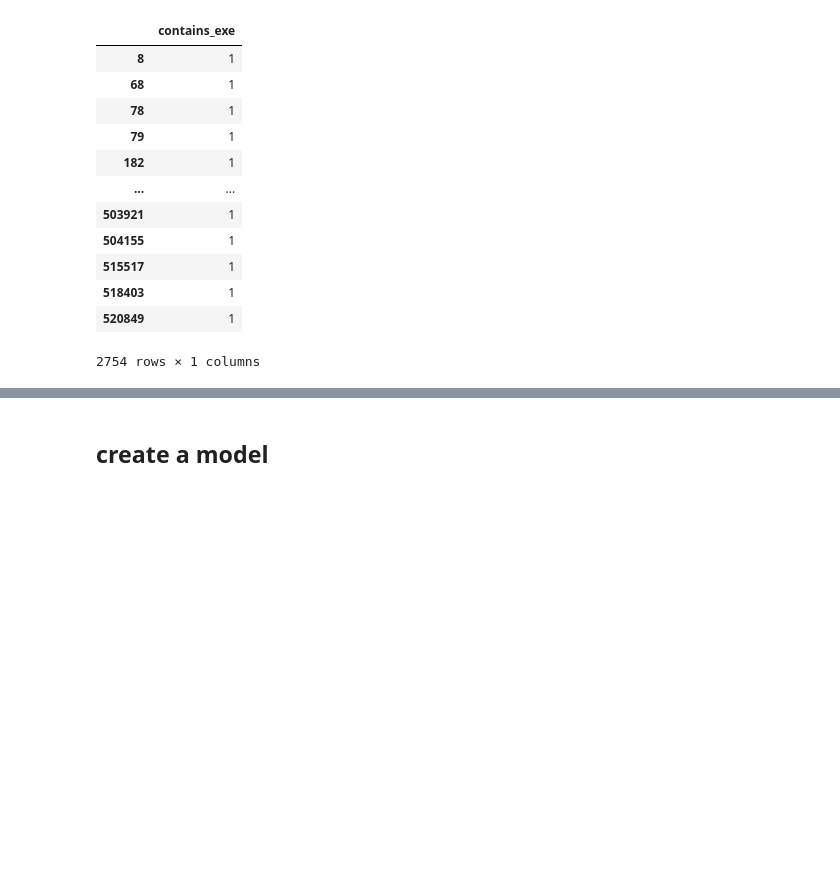
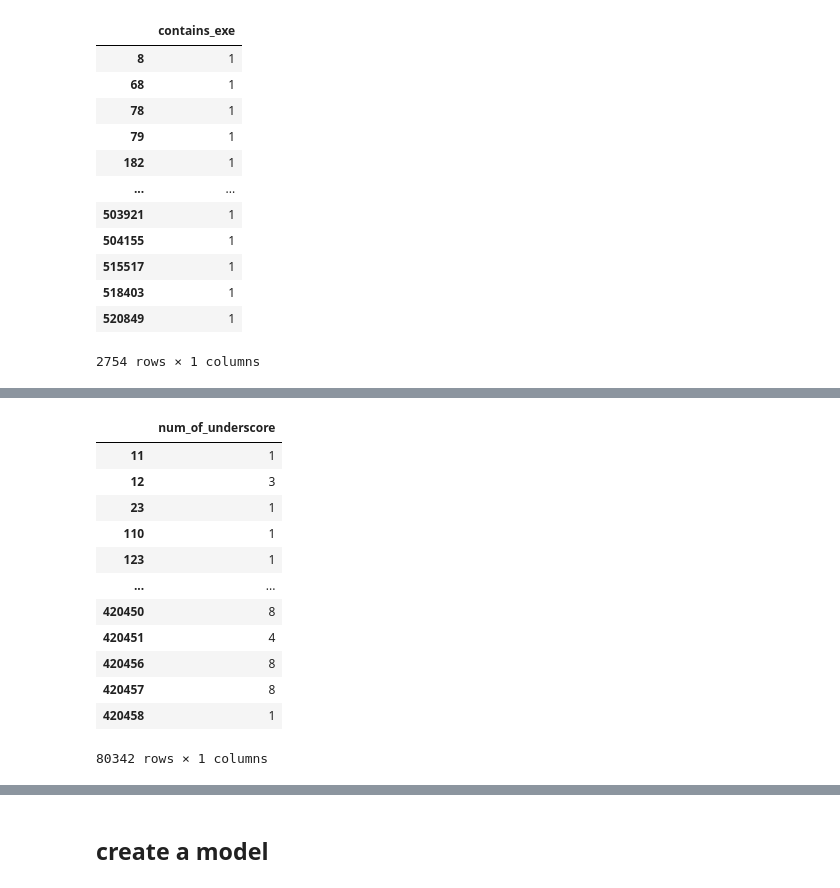
Before and after one commit to orenlac93/Machine-Learning-In-Cyber-Security, a Jupyter notebook: Malicious Url Detection/url_classification-artificial-data.ipynb, the cells around one changed output, grey strips where cells are left out. Cells and saved outputs as stored; diff of their text form; code cells hidden in the pictures; blank space fills up the shorter version.

```diff
--- a/Malicious Url Detection/url_classification-artificial-data.ipynb
+++ b/Malicious Url Detection/url_classification-artificial-data.ipynb
@@ -439,0 +480,19 @@ contains_exe.loc[(contains_exe['contains_exe'] > 0)]
+# %%
+num_of_underscore = pd.DataFrame(urls_data["url"].str.count("_"))
+
+num_of_underscore.columns = ['num_of_underscore']
+num_of_underscore.loc[(num_of_underscore['num_of_underscore'] > 0)]
+# %% [output]
+|  | num_of_underscore |
+| 11 | 1 |
+| 12 | 3 |
+| 23 | 1 |
+| 110 | 1 |
+| 123 | 1 |
+| ... | ... |
+| 420450 | 8 |
+| 420451 | 4 |
+| 420456 | 8 |
+| 420457 | 8 |
+| 420458 | 1 |
+80342 rows × 1 columns
```
Also changed, not shown: parts of 18 cells of this notebook, 2 other files.
